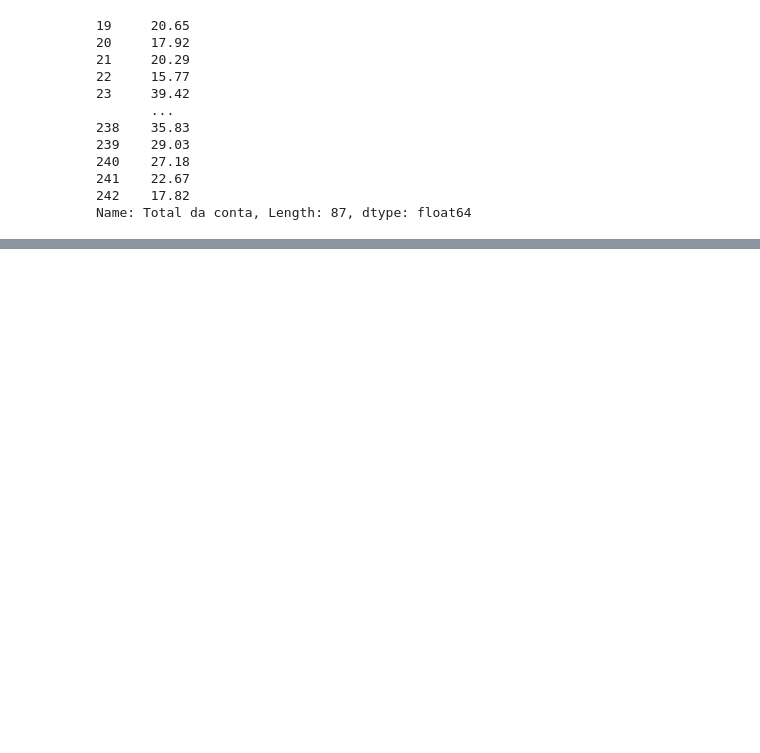
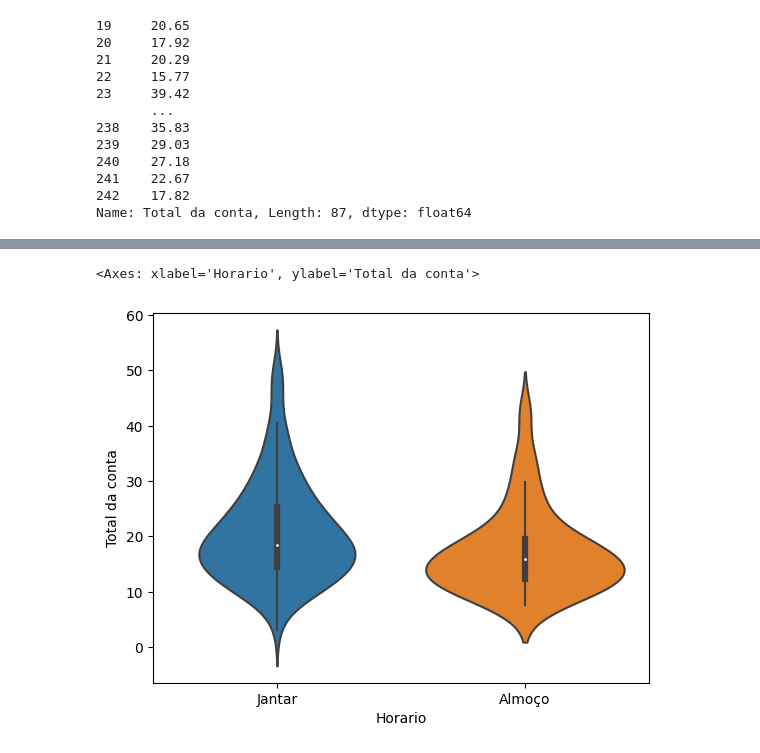
Before and after one commit to RayVilaca/Bootcamp-Data-Analytics, a Jupyter notebook: Cursos-Off/Alura/datavisualization/data-visualization.ipynb, the cells around one changed output, grey strips where cells are left out. Drawn from its saved outputs; the diff is of its cells as text; code cells hidden in the pictures; blank space fills up the shorter version.

```diff
--- a/Cursos-Off/Alura/datavisualization/data-visualization.ipynb
+++ b/Cursos-Off/Alura/datavisualization/data-visualization.ipynb
@@ -398,0 +414,5 @@ O p valor é 0.3576728477868443
+# %%
+sns.violinplot(x='Horario', y='Total da conta', data=dados)
+# %% [output]
+<Axes: xlabel='Horario', ylabel='Total da conta'>
+[figure, added]
```
Also changed, not shown: parts of 23 cells of this notebook, 1 other file.
